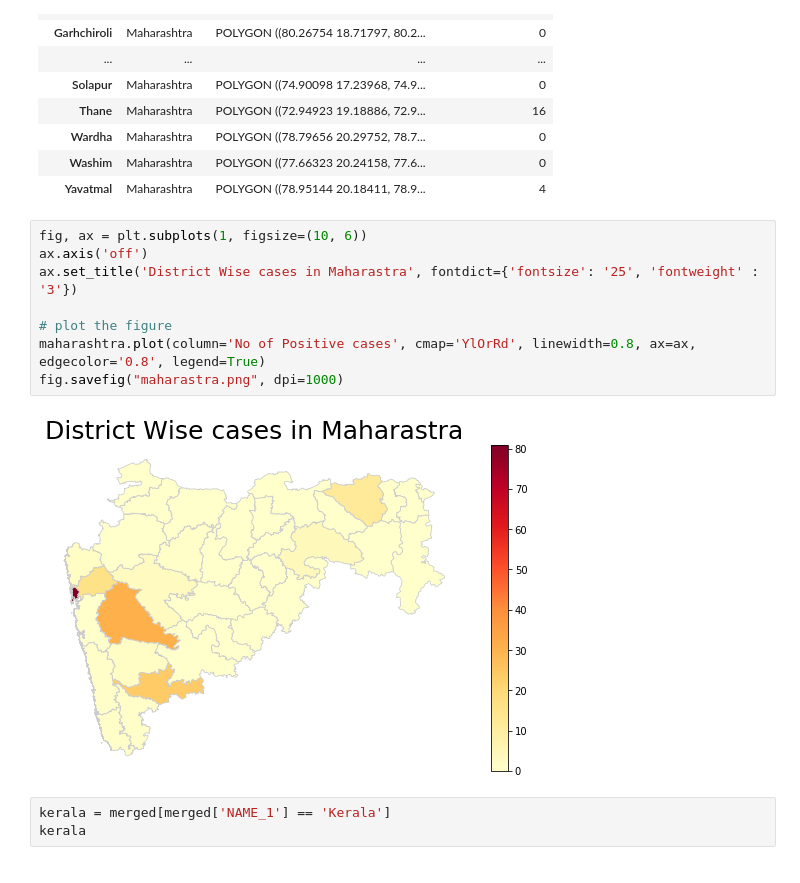
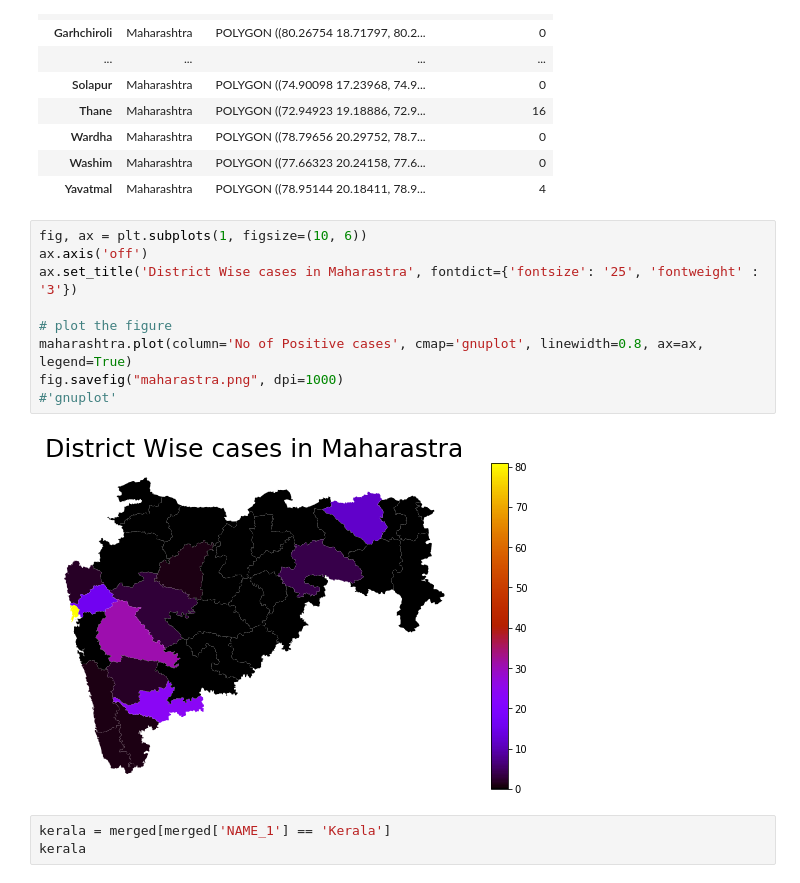
Before and after one commit to subhmm/COVID19IN, a Jupyter notebook: covid19IN.ipynb, the cells around one changed output. Drawn from its saved outputs; the diff is of its cells as text.

```diff
--- a/covid19IN.ipynb
+++ b/covid19IN.ipynb
@@ -551,13 +563,14 @@ maharashtra
 # %%
 fig, ax = plt.subplots(1, figsize=(10, 6))
 ax.axis('off')
 ax.set_title('District Wise cases in Maharastra', fontdict={'fontsize': '25', 'fontweight' : '3'})
 
 # plot the figure
-maharashtra.plot(column='No of Positive cases', cmap='YlOrRd', linewidth=0.8, ax=ax, edgecolor='0.8', legend=True)
+maharashtra.plot(column='No of Positive cases', cmap='gnuplot', linewidth=0.8, ax=ax, legend=True)
 fig.savefig("maharastra.png", dpi=1000)
+#'gnuplot'
 # %% [output]
-[figure, old version]
+[figure, new version]
 # %%
 kerala = merged[merged['NAME_1'] == 'Kerala']
 kerala
```
Also changed, not shown: parts of 27 cells of this notebook, 3 other files.
